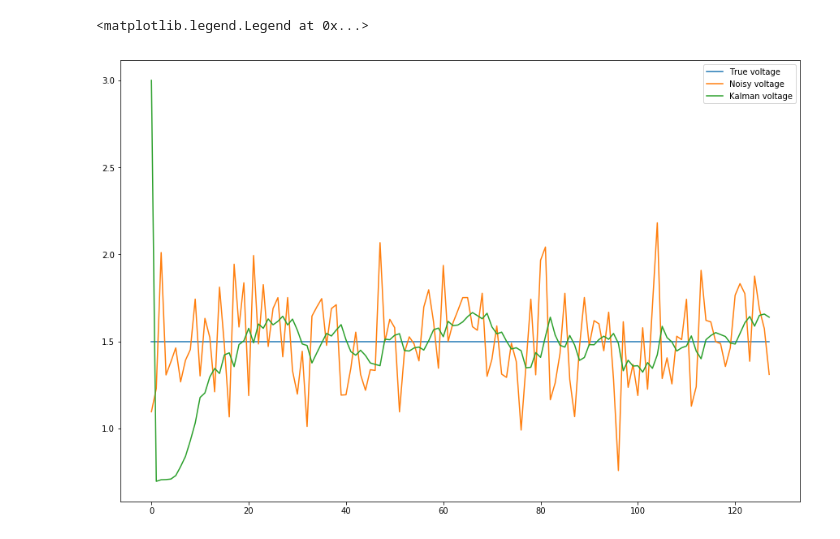
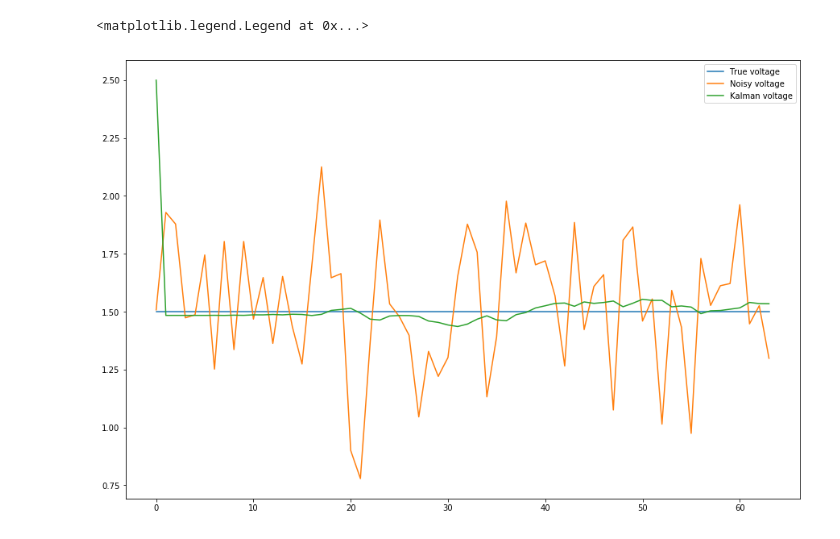
Before and after one commit to ToastyToast/prob-rob, a Jupyter notebook: examples/kf_example.ipynb, the cells around one changed output. Saved outputs shown, nothing was run; the diff lists cells and outputs as text; code cells hidden in the pictures.

```diff
--- a/examples/kf_example.ipynb
+++ b/examples/kf_example.ipynb
@@ -23,38 +26,37 @@ voltage_kalman = []
 voltage = 1.5
 voltage_change = 0
 noise = 0.25
-steps = 128
+steps = 64
 
 A = np.matrix([1.0])
 B = np.matrix([0.0])
 C = np.matrix([1.0])
 
-R = np.matrix([0.1])
+R = np.matrix([0.012])
 Q = np.matrix([0.00001])
 
-mean = np.matrix([3])
+mean = np.matrix([2.5])
 cov = np.matrix([1])
 
-#TODO: multi-variable test
 kf = KalmanFilter(A, B, C, mean, cov, R, Q)
 
 for meas in noisy_voltage(voltage, noise, voltage_change, steps):
     vtrue = meas[0]
     vnoise = meas[1]
     vkf = kf.mean[0, 0]
 
     voltage_true.append(vtrue)
     voltage_noisy.append(vnoise)
     voltage_kalman.append(vkf)
 
     kf.step(np.matrix([voltage_change]), np.matrix([vnoise]))
 
 x = np.arange(0, steps)
 plt.figure(figsize=(15, 10))
 plt.plot(x, voltage_true, label='True voltage')
 plt.plot(x, voltage_noisy, label='Noisy voltage')
 plt.plot(x, voltage_kalman, label='Kalman voltage')
 plt.legend()
 # %% [output]
 <matplotlib.legend.Legend at 0x...>
-[figure, old version]
+[figure, new version]
```
Also changed, not shown: parts of 2 cells of this notebook, 2 other files.
